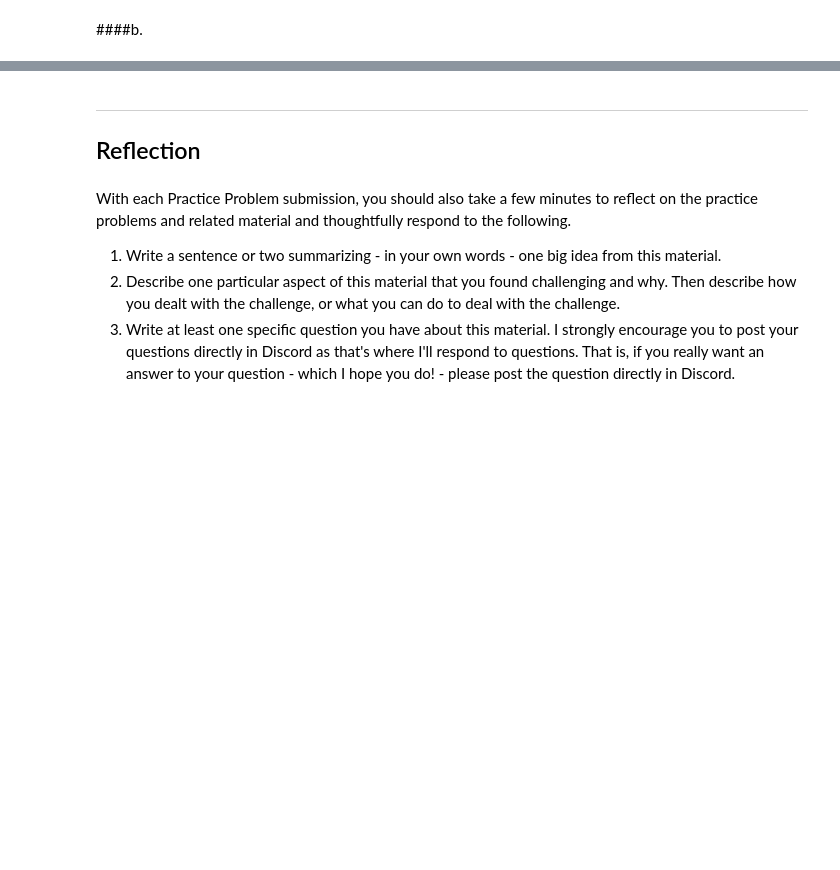
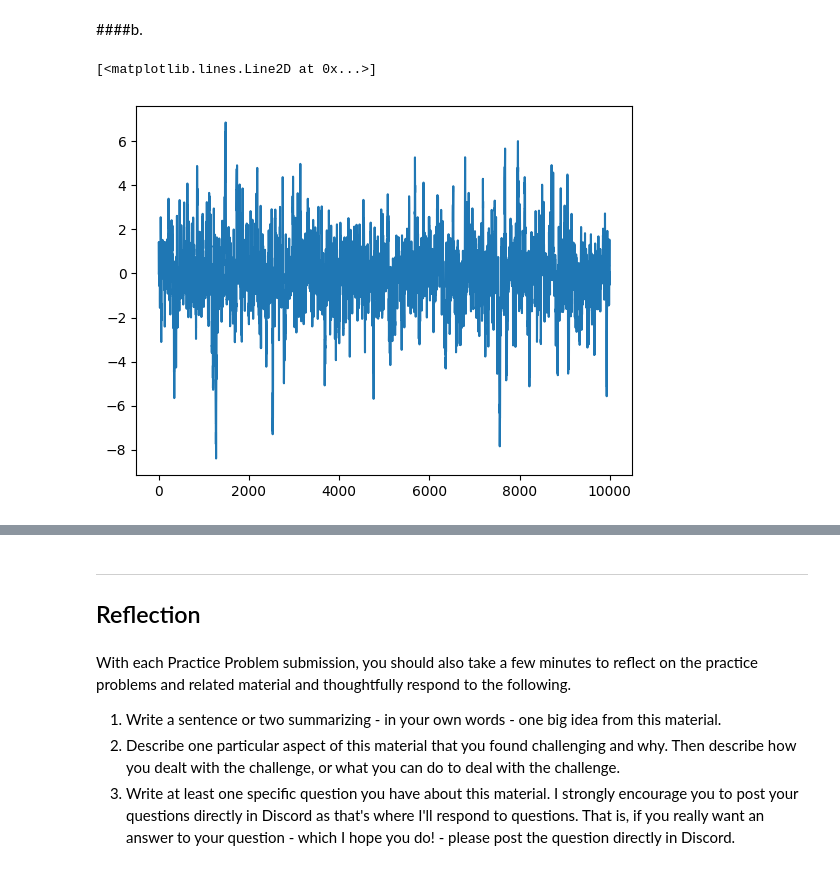
Before and after one commit to NRJaggers/Applied-Stochastic-Processes, a Jupyter notebook: PracticeProblems/Metropolis_Hastings.ipynb, the cells around one changed output, grey strips where cells are left out. Saved outputs shown, nothing was run; the diff lists cells and outputs as text; code cells hidden in the pictures; blank space fills up the shorter version.

```diff
--- a/PracticeProblems/Metropolis_Hastings.ipynb
+++ b/PracticeProblems/Metropolis_Hastings.ipynb
@@ -29,2 +143,30 @@ Original Prompt can be found [here](https://bookdown.org/kevin_davisross/applied
 # %% [markdown]
 ####b.
+# %%
+def f(x):
+  return np.exp(-abs(x))
+
+steps = 10000
+
+sim = np.zeros(steps)
+
+for i in range(1,steps):
+    #define current step
+    current = sim[i-1]
+
+    #generate proposal
+    proposed = np.random.normal(current, scale=1)
+
+    #find probability of acceptance
+    ratio = f(proposed)/f(current)
+    prob_accept = min([ratio, 1])
+
+    #simulate
+    accepted = proposed if np.random.rand() < prob_accept else current
+
+    sim[i] = accepted
+
+plt.plot(sim)
+# %% [output]
+[<matplotlib.lines.Line2D at 0x...>]
+[figure, added]
```
Also changed, not shown: parts of 12 cells of this notebook.
